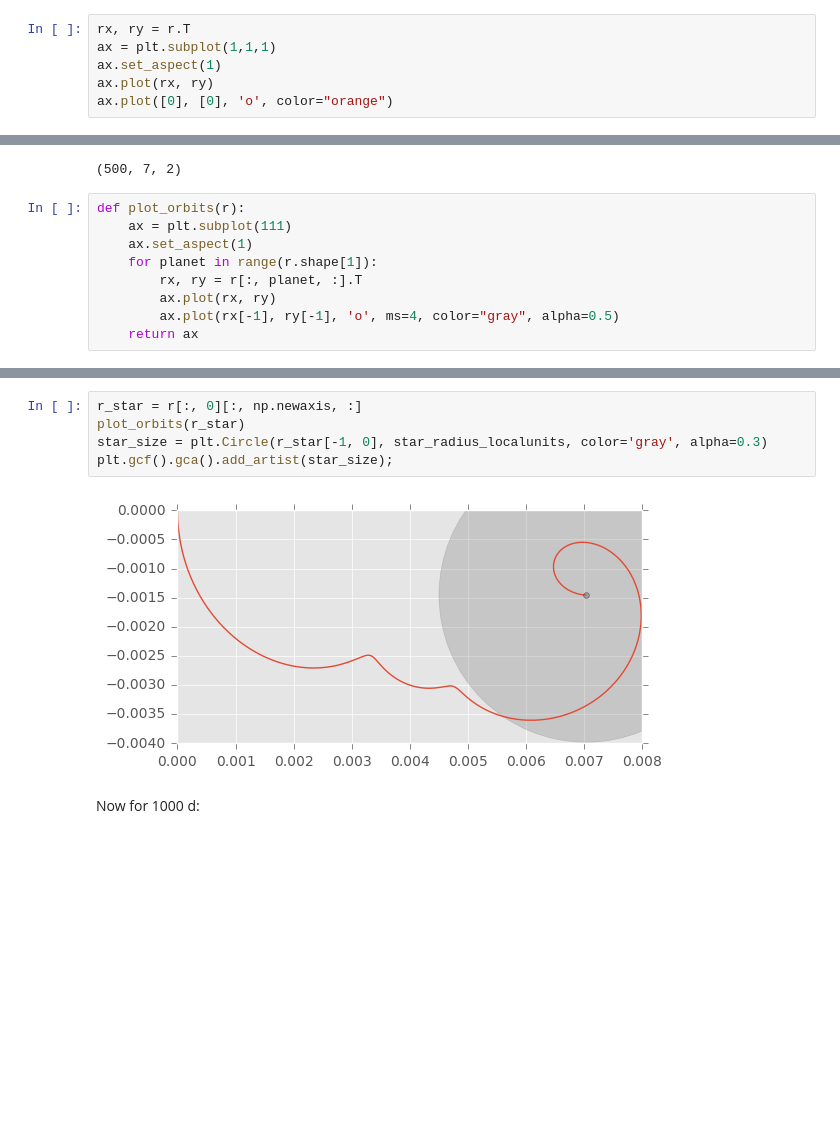
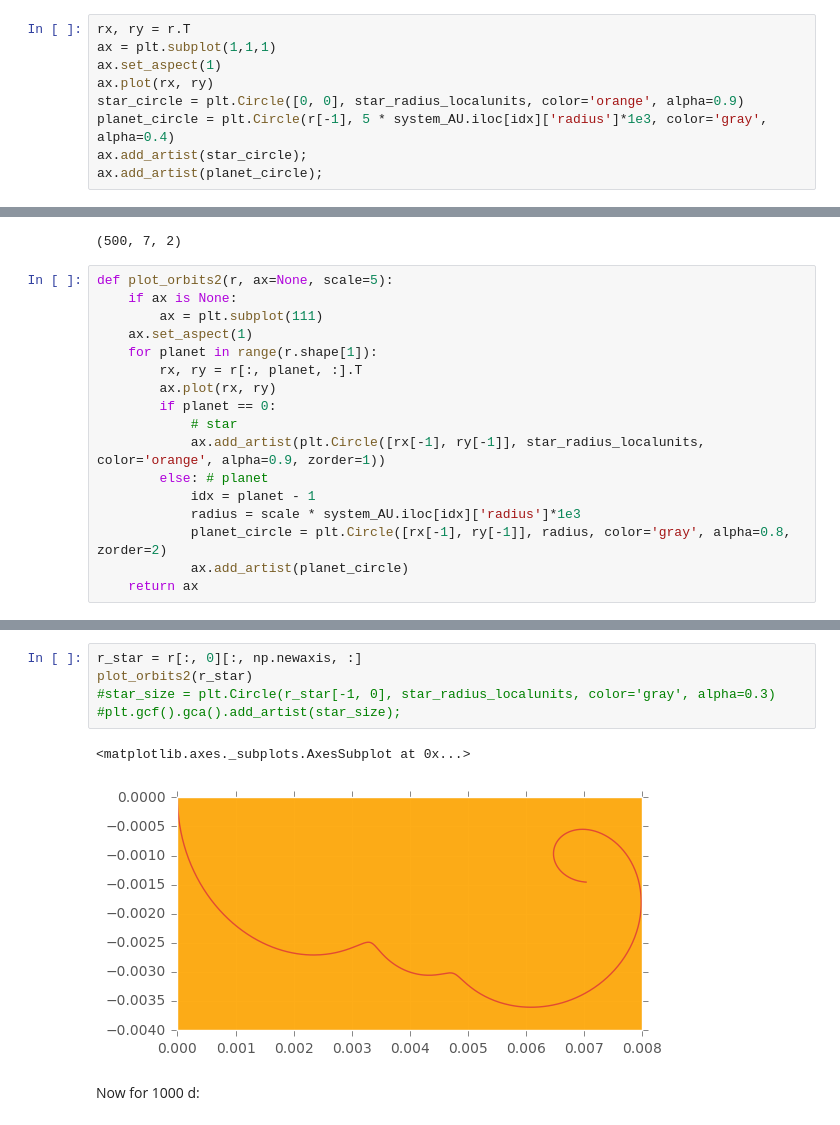
Before and after one commit to Py4Phy/project-trappist-system, a Jupyter notebook: solution/p2_solution.ipynb, the cells around one changed output, grey strips where cells are left out. Saved outputs shown, nothing was run; the diff lists cells and outputs as text; blank space fills up the shorter version.

```diff
--- a/solution/p2_solution.ipynb
+++ b/solution/p2_solution.ipynb
@@ -147,5 +171,8 @@ rx, ry = r.T
 ax = plt.subplot(1,1,1)
 ax.set_aspect(1)
 ax.plot(rx, ry)
-ax.plot([0], [0], 'o', color="orange")
+star_circle = plt.Circle([0, 0], star_radius_localunits, color='orange', alpha=0.9)
+planet_circle = plt.Circle(r[-1], 5 * system_AU.iloc[idx]['radius']*1e3, color='gray', alpha=0.4)
+ax.add_artist(star_circle);
+ax.add_artist(planet_circle);
 # %% [output]
@@ -348,12 +378,20 @@ r.shape
 # %% [output]
 (500, 7, 2)
 # %%
-def plot_orbits(r):
-    ax = plt.subplot(111)
+def plot_orbits2(r, ax=None, scale=5):
+    if ax is None:
+        ax = plt.subplot(111)
     ax.set_aspect(1)
     for planet in range(r.shape[1]):
         rx, ry = r[:, planet, :].T
         ax.plot(rx, ry)
-        ax.plot(rx[-1], ry[-1], 'o', ms=4, color="gray", alpha=0.5)
+        if planet == 0:
+            # star
+            ax.add_artist(plt.Circle([rx[-1], ry[-1]], star_radius_localunits, color='orange', alpha=0.9, zorder=1))
+        else: # planet
+            idx = planet - 1
+            radius = scale * system_AU.iloc[idx]['radius']*1e3
+            planet_circle = plt.Circle([rx[-1], ry[-1]], radius, color='gray', alpha=0.8, zorder=2)
+            ax.add_artist(planet_circle)
     return ax
 # %%
@@ -364,10 +402,11 @@ plot_orbits(r)
 # %%
 r_star = r[:, 0][:, np.newaxis, :]
-plot_orbits(r_star)
-star_size = plt.Circle(r_star[-1, 0], star_radius_localunits, color='gray', alpha=0.3)
-plt.gcf().gca().add_artist(star_size);
+plot_orbits2(r_star)
+#star_size = plt.Circle(r_star[-1, 0], star_radius_localunits, color='gray', alpha=0.3)
+#plt.gcf().gca().add_artist(star_size);
 # %% [output]
+<matplotlib.axes._subplots.AxesSubplot at 0x...>
-[figure, old version]
+[figure, new version]
 # %% [markdown]
 Now for 1000 d:
 # %%
```
Also changed, not shown: parts of 73 cells of this notebook.
